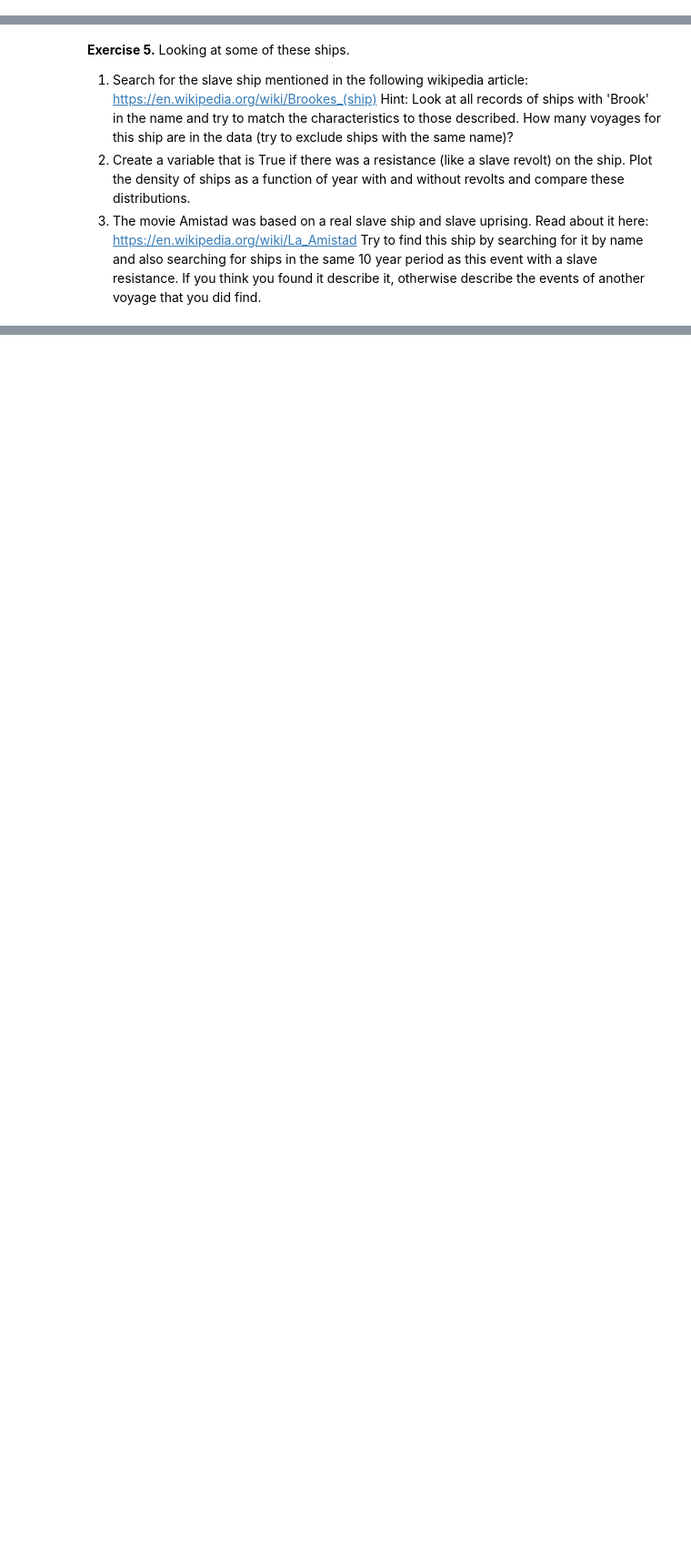
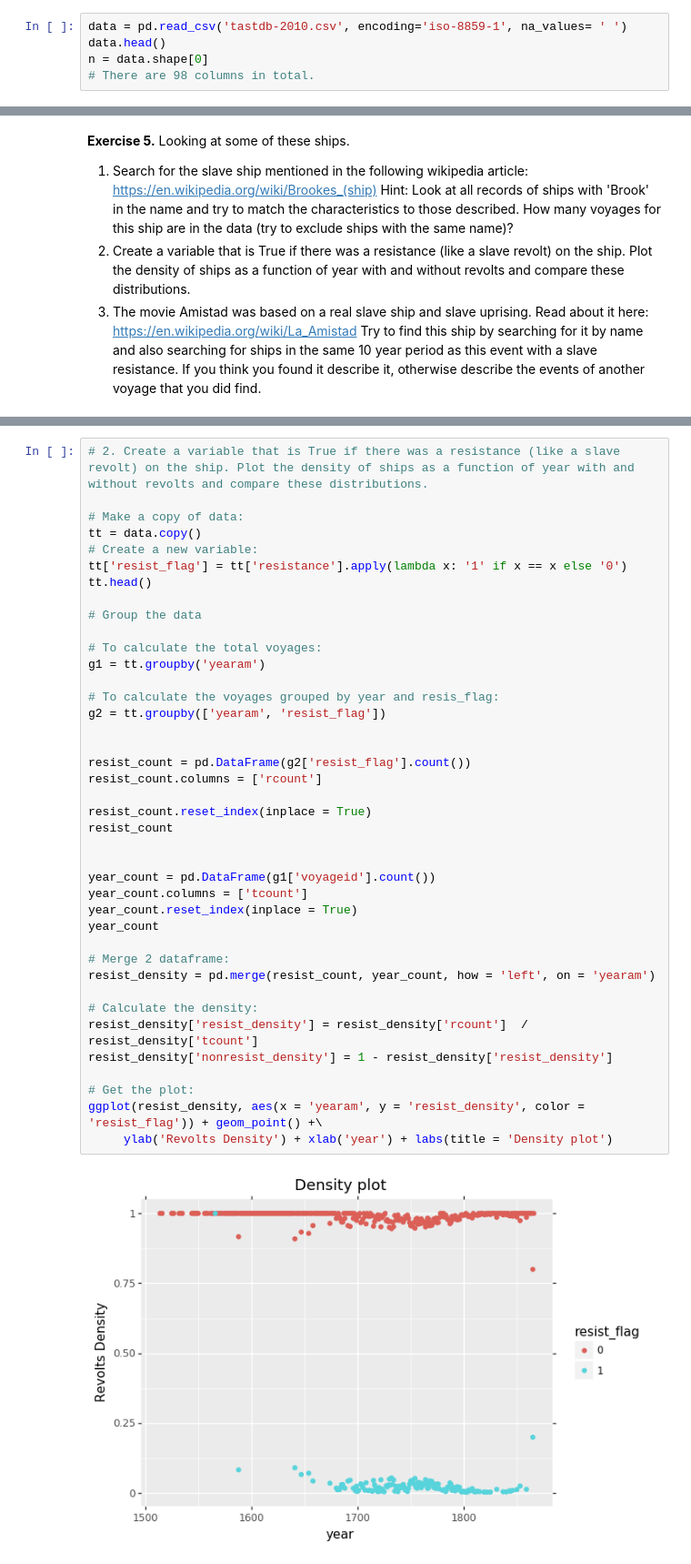
Before and after one commit to RyanYin04/MachineLearningPractice, a Jupyter notebook: 220_midterm/midterm.ipynb, the cells around one changed output, grey strips where cells are left out. Shown at 91% size. Cells and saved outputs as stored; diff of their text form; blank space fills up the shorter version.

```diff
--- a/220_midterm/midterm.ipynb
+++ b/220_midterm/midterm.ipynb
@@ -45,0 +50,5 @@ Throughout we will disregard all time variables other than year since they are u
+# %%
+data = pd.read_csv('tastdb-2010.csv', encoding='iso-8859-1', na_values= ' ')
+data.head()
+n = data.shape[0]
+# There are 98 columns in total.
@@ -68,0 +379,42 @@ Throughout we will disregard all time variables other than year since they are u
+# %%
+# 2. Create a variable that is True if there was a resistance (like a slave revolt) on the ship. Plot the density of ships as a function of year with and without revolts and compare these distributions.
+
+# Make a copy of data:
+tt = data.copy()
+# Create a new variable:
+tt['resist_flag'] = tt['resistance'].apply(lambda x: '1' if x == x else '0')
+tt.head()
+
+# Group the data
+
+# To calculate the total voyages:
+g1 = tt.groupby('yearam')
+
+# To calculate the voyages grouped by year and resis_flag:
+g2 = tt.groupby(['yearam', 'resist_flag'])
+
+
+resist_count = pd.DataFrame(g2['resist_flag'].count())
+resist_count.columns = ['rcount']
+
+resist_count.reset_index(inplace = True)
+resist_count
+
+
+year_count = pd.DataFrame(g1['voyageid'].count())
+year_count.columns = ['tcount']
+year_count.reset_index(inplace = True)
+year_count
+
+# Merge 2 dataframe:
+resist_density = pd.merge(resist_count, year_count, how = 'left', on = 'yearam')
+
+# Calculate the density:
+resist_density['resist_density'] = resist_density['rcount']  / resist_density['tcount']
+resist_density['nonresist_density'] = 1 - resist_density['resist_density']
+
+# Get the plot:
+ggplot(resist_density, aes(x = 'yearam', y = 'resist_density', color = 'resist_flag')) + geom_point() +\
+     ylab('Revolts Density') + xlab('year') + labs(title = 'Density plot')
+# %% [output]
+[figure, added]
```
Also changed, not shown: parts of 27 cells of this notebook.
